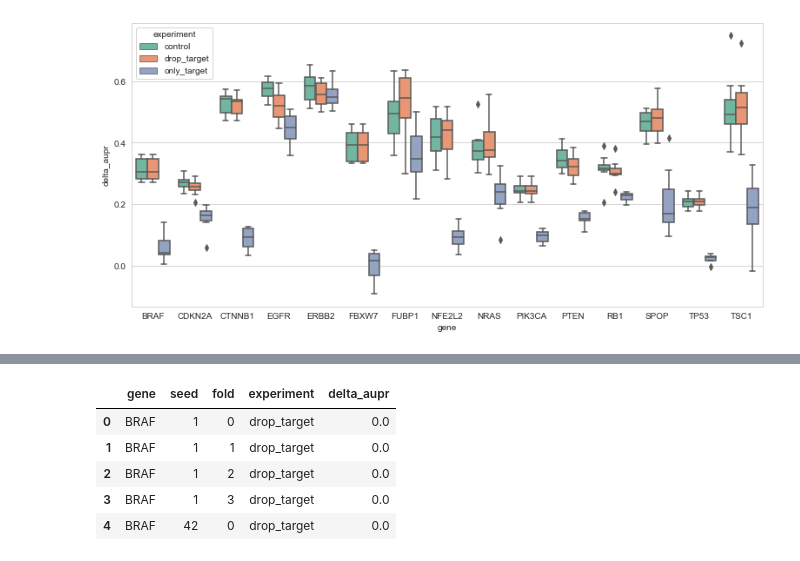
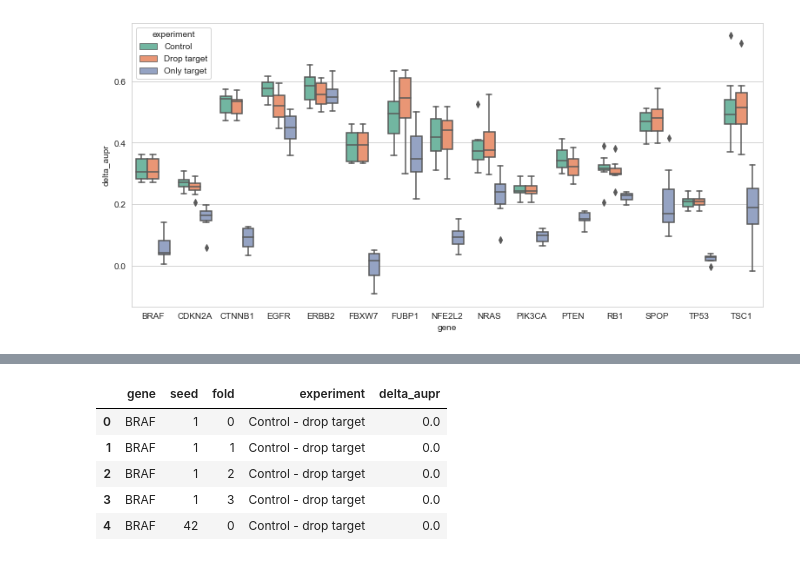
Before and after one commit to greenelab/mpmp, a Jupyter notebook: 02_classify_mutations/dosage_effects/plot_dosage_effects.ipynb, the cells around one changed output, grey strips where cells are left out. Cells and saved outputs as stored; diff of their text form; code cells hidden in the pictures.

```diff
--- a/02_classify_mutations/dosage_effects/plot_dosage_effects.ipynb
+++ b/02_classify_mutations/dosage_effects/plot_dosage_effects.ipynb
@@ -18,15 +27,16 @@ import mpmp.utilities.plot_utilities as plu
 # set results directory
 results_dir = Path(cfg.results_dirs['mutation'], 'dosage_effects')
 # %%
-# process all component experiments
-# control, drop_target, only_target
-# TODO: explain
+# process all component experiments, explained above in bullet points
+# control (all genes), drop_target (all genes except target), only_target
 results_df = []
 for subdir in results_dir.iterdir():
     experiment = subdir.stem
     gene_dir = Path(subdir, 'gene')
     model_results_df = au.load_stratified_prediction_results(gene_dir, 'gene')
-    model_results_df['experiment'] = experiment
+    model_results_df['experiment'] = (
+        experiment.replace('_', ' ').capitalize()
+    )
     results_df.append(model_results_df)
 
 results_df = pd.concat(results_df)
@@ -108,23 +121,23 @@ pivot_df.head()
 # %%
-pivot_df['drop_target'] = pivot_df.control - pivot_df.drop_target
-pivot_df['only_target'] = pivot_df.control - pivot_df.only_target
+pivot_df['Control - drop target'] = pivot_df.Control - pivot_df['Drop target']
+pivot_df['Control - only target'] = pivot_df.Control - pivot_df['Only target']
 
 pivot_df = (pivot_df
-  .drop(columns='control')
+  .drop(columns='Control')
   .reset_index()
   .melt(id_vars=['gene', 'seed', 'fold'],
-        value_vars=['drop_target', 'only_target'],
+        value_vars=['Control - drop target', 'Control - only target'],
         value_name='delta_aupr')
 )
 
 pivot_df.head()
 # %% [output]
 |  | gene | seed | fold | experiment | delta_aupr |
-| 0 | BRAF | 1 | 0 | drop_target | 0.0 |
-| 1 | BRAF | 1 | 1 | drop_target | 0.0 |
-| 2 | BRAF | 1 | 2 | drop_target | 0.0 |
-| 3 | BRAF | 1 | 3 | drop_target | 0.0 |
-| 4 | BRAF | 42 | 0 | drop_target | 0.0 |
+| 0 | BRAF | 1 | 0 | Control - drop target | 0.0 |
+| 1 | BRAF | 1 | 1 | Control - drop target | 0.0 |
+| 2 | BRAF | 1 | 2 | Control - drop target | 0.0 |
+| 3 | BRAF | 1 | 3 | Control - drop target | 0.0 |
+| 4 | BRAF | 42 | 0 | Control - drop target | 0.0 |
 # %%
 sns.set({'figure.figsize': (13, 6)})
 sns.set_style('whitegrid')
```
Also changed, not shown: parts of 11 cells of this notebook, 1 other file.
